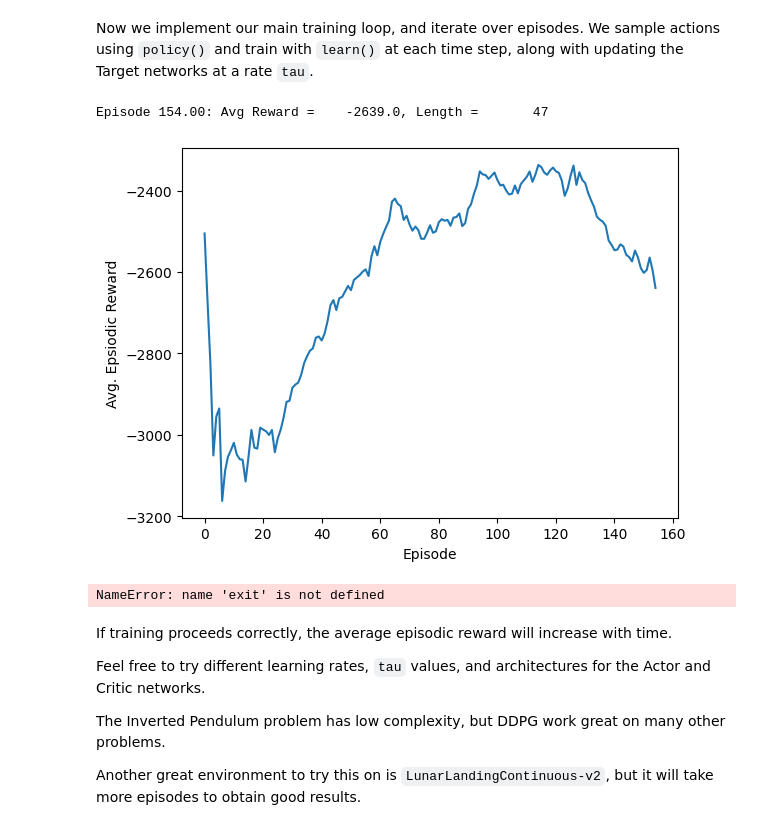
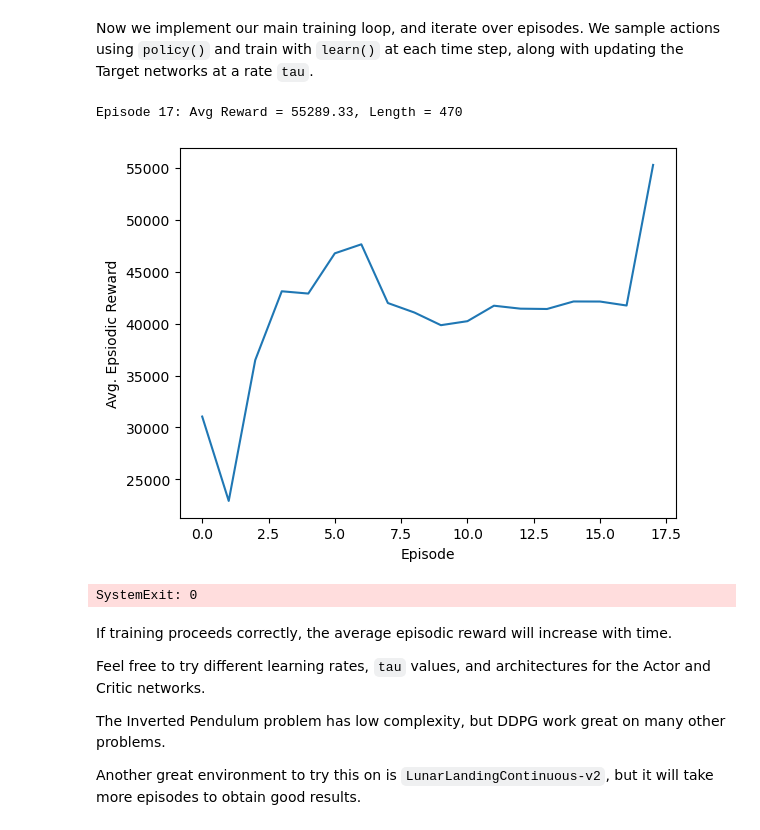
Before and after one commit to smartycope/CSE310-Lenny, a Jupyter notebook: agent.ipynb, the cells around one changed output. Saved outputs shown, nothing was run; the diff lists cells and outputs as text; code cells hidden in the pictures.

Commit message:
Agent in a stable, reproducible state

```diff
--- a/agent.ipynb
+++ b/agent.ipynb
@@ -69,7 +78,7 @@ We will use the `upper_bound` parameter to scale our actions later.
 # %%
 # Enviorment setup
 # Initial: 10. | stable: 1.
-env = CartPoleEnv(force=.75, render_mode='pygame')
+env = CartPoleEnv(force=1., fps=50)
 
 num_states = env.observation_space.shape[0]
 print("Size of State Space ->  {}".format(num_states))
@@ -295,6 +319,6 @@ buffer = Buffer(300, 32)
 # %%
 # Load the weights, if we have them and we want to
-if False:
+if True:
     # Save the weights
     actor_model.load_weights("pendulum_actor.h5")
     critic_model.load_weights("pendulum_critic.h5")
@@ -313,9 +337,6 @@ along with updating the Target networks at a rate `tau`.
 ep_reward_list = []
 # To store average reward history of last few episodes
 avg_reward_list = []
-
-# Set to negative to disable slowing down
-FPS = -1
 
 try:
     # Takes about 4 min to train
@@ -327,10 +348,6 @@ try:
 
         while True:
             step_count += 1
-            # Only slow it down at the very beginning and the very end
-            if FPS > 0 and (len(ep_reward_list) < 3 or len(ep_reward_list) > total_episodes - total_episodes/8):
-                # Slow it down so we mere humans can see it
-                time.sleep(1/FPS)
 
             # Show the enviorment as it's updated
             env.render()
@@ -343,48 +360,58 @@ try:
             state, reward, done, _, info = env.step(action)
 
             # Incentivize longer sessions
-            # Initial: 0 | stable: step_count
-            reward += step_count
-            # Initial: 1 | stable: 5
+            # This seems to work even better than the
+            # Initial: 0 | stable: step_count * 3
+            reward += step_count * 3
+            # Initial: 1 | stable: 1
             # reward *= 3
-            # Initial: 0 | stable: 300
+            # Initial: 0 | stable: 100
             reward -= 100
 
             buffer.record((prev_state, action, reward, state))
             episodic_reward += reward
-            # env.step_print(f'Reward: {round(reward, 1)}')
-            # env.step_print(f'Episode Length: {step_count}')
+
+            x, x_dot, theta, theta_dot = state
+            # This is how SimpleGym works. You can print from wherever, but you have to add an
+            # arbitrary key
+            env.print['reward'] = f'Reward: {reward:.0f}'
+            env.print['a'] = f'Theta: {theta:.2f}'
+            # env.print['b'] = f'Theta_dot: {theta_dot:.2f}'
+            # env.print['c'] = f'x: {x:.2f}'
+            # env.print['d'] = f'x_dot: {x_dot:.2f}'
 
             buffer.learn()
             update_target(target_actor.variables, actor_model.variables, tau)
             update_target(target_critic.variables, critic_model.variables, tau)
 
             # End this episode when `done` is True
             if done:
                 break
 
             prev_state = state
 
         ep_reward_list.append(episodic_reward)
 
         # Mean of last 40 episodes
-        avg_reward = np.mean(ep_reward_list[-40:])
-        print(f"Episode {ep:.2f}: Avg Reward = \t{round(avg_reward, 1)}, Length = \t{step_count}", end='\r')
+        avg_reward = np.mean(ep_reward_list[-avg_reward_episodes:])
+        env.print['avg'] = f'Avg Reward: {avg_reward:.1f}'
+        env.print['ep'] = f'Last Episode Len: {step_count}'
+        print(f"Episode {ep}: Avg Reward = {avg_reward:.2f}, Length = {step_count}", end='\r')
         avg_reward_list.append(avg_reward)
 
 # Make sure the window closes if we finish or if there's an error
 finally:
     # Plotting graph
     # Episodes versus Avg. Rewards
     plt.plot(avg_reward_list)
     plt.xlabel("Episode")
     plt.ylabel("Avg. Epsiodic Reward")
     plt.show()
     env.close()
 # %% [output]
-Episode 154.00: Avg Reward =    -2639.0, Length =       47
+Episode 17: Avg Reward = 55289.33, Length = 470
-[figure, old version]
+[figure, new version]
-NameError: name 'exit' is not defined
+SystemExit: 0
 # %% [markdown]
 If training proceeds correctly, the average episodic reward will increase with time.
 
```
Also changed, not shown: parts of 2 cells of this notebook, 6 other files.
